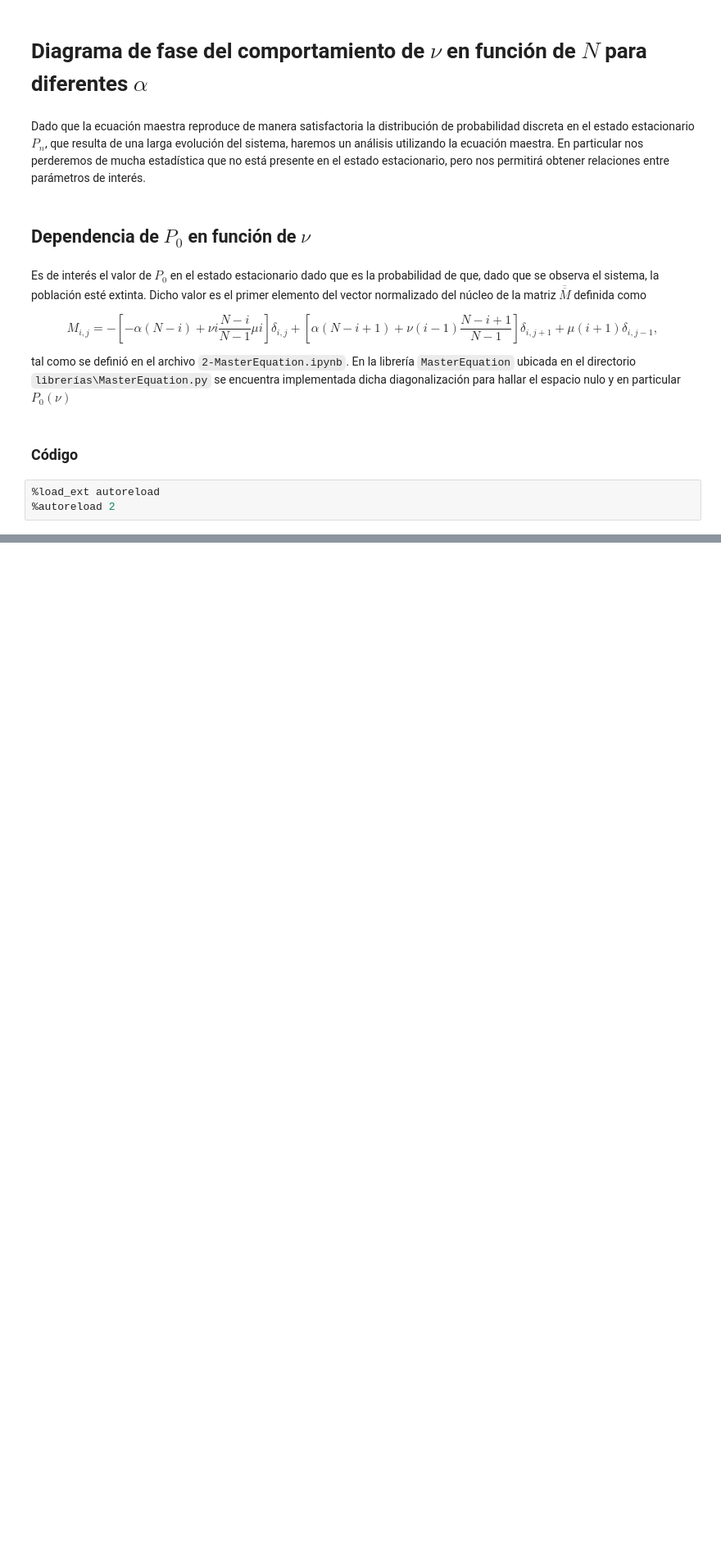
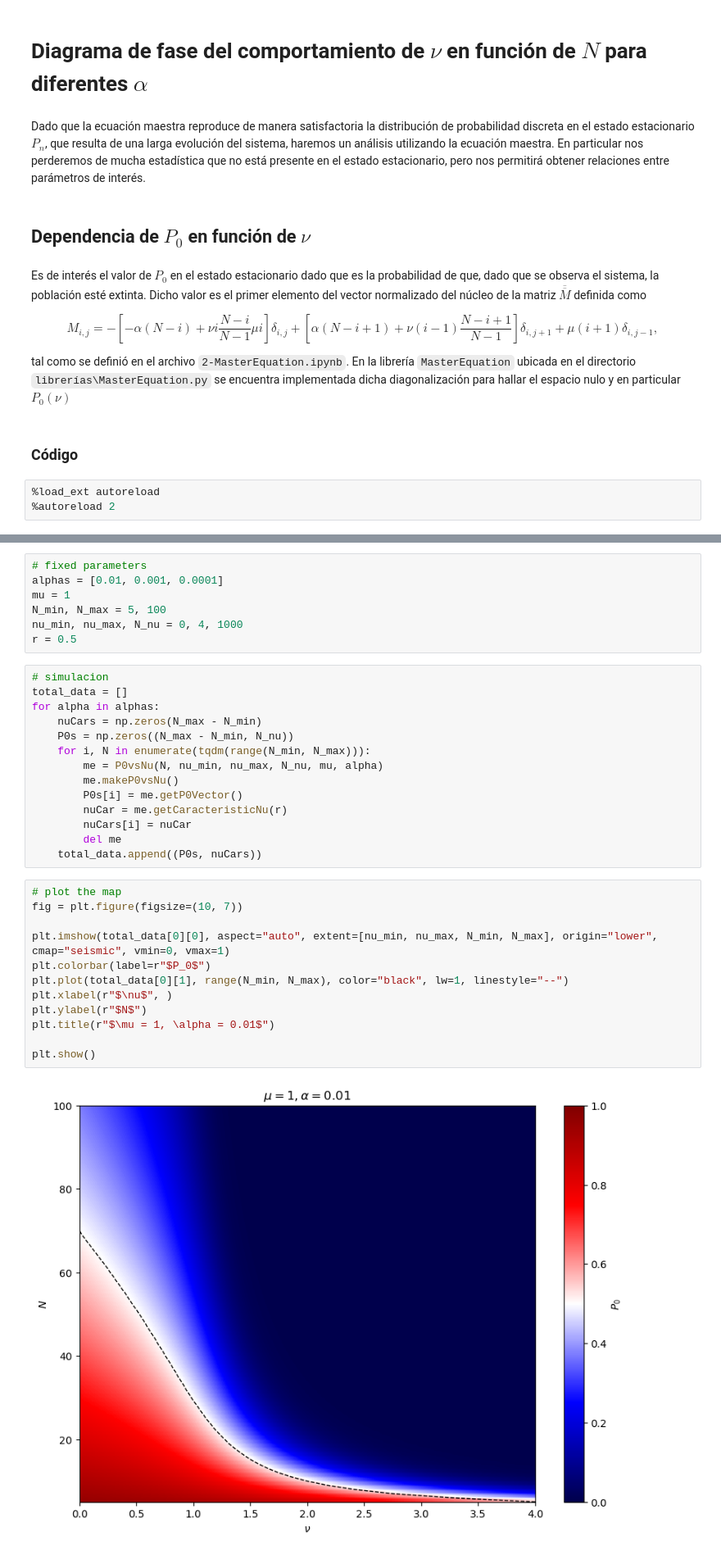
Before and after one commit to lucasmbru/masterIB, a Jupyter notebook: simulaciones/codigos/modelosPropios/3-phaseTransition.ipynb, the cells around one changed output, grey strips where cells are left out. Shown at 82% size. Saved outputs shown, nothing was run; the diff lists cells and outputs as text; blank space fills up the shorter version.

```diff
--- a/simulaciones/codigos/modelosPropios/3-phaseTransition.ipynb
+++ b/simulaciones/codigos/modelosPropios/3-phaseTransition.ipynb
@@ -51,0 +63,35 @@ plt.show()
+# %%
+# fixed parameters
+alphas = [0.01, 0.001, 0.0001]
+mu = 1
+N_min, N_max = 5, 100
+nu_min, nu_max, N_nu = 0, 4, 1000
+r = 0.5
+# %%
+# simulacion
+total_data = []
+for alpha in alphas:
+    nuCars = np.zeros(N_max - N_min)
+    P0s = np.zeros((N_max - N_min, N_nu))
+    for i, N in enumerate(tqdm(range(N_min, N_max))):
+        me = P0vsNu(N, nu_min, nu_max, N_nu, mu, alpha)
+        me.makeP0vsNu()
+        P0s[i] = me.getP0Vector()
+        nuCar = me.getCaracteristicNu(r)
+        nuCars[i] = nuCar
+        del me
+    total_data.append((P0s, nuCars))
+# %%
+# plot the map
+fig = plt.figure(figsize=(10, 7))
+
+plt.imshow(total_data[0][0], aspect="auto", extent=[nu_min, nu_max, N_min, N_max], origin="lower", cmap="seismic", vmin=0, vmax=1)
+plt.colorbar(label=r"$P_0$")
+plt.plot(total_data[0][1], range(N_min, N_max), color="black", lw=1, linestyle="--")
+plt.xlabel(r"$\nu$", )
+plt.ylabel(r"$N$")
+plt.title(r"$\mu = 1, \alpha = 0.01$")
+
+plt.show()
+# %% [output]
+[figure, added]
```
Also changed, not shown: parts of 19 cells of this notebook, 1 other file.
